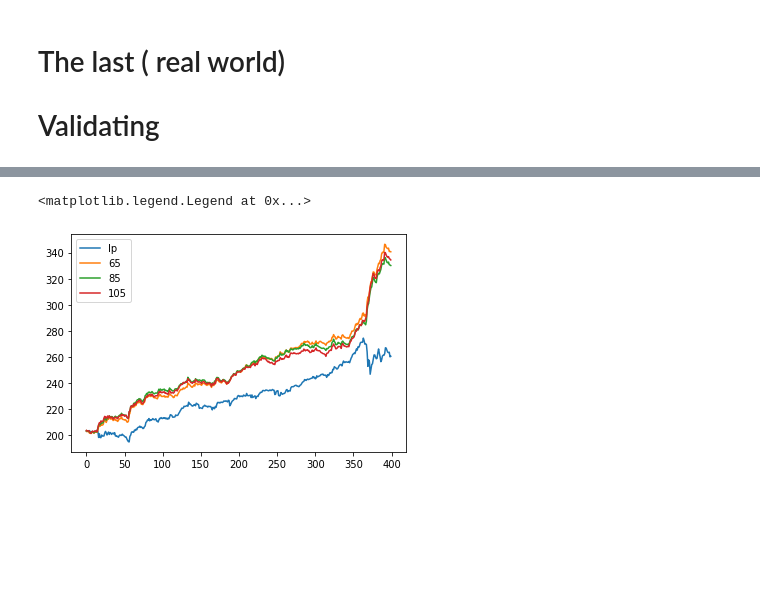
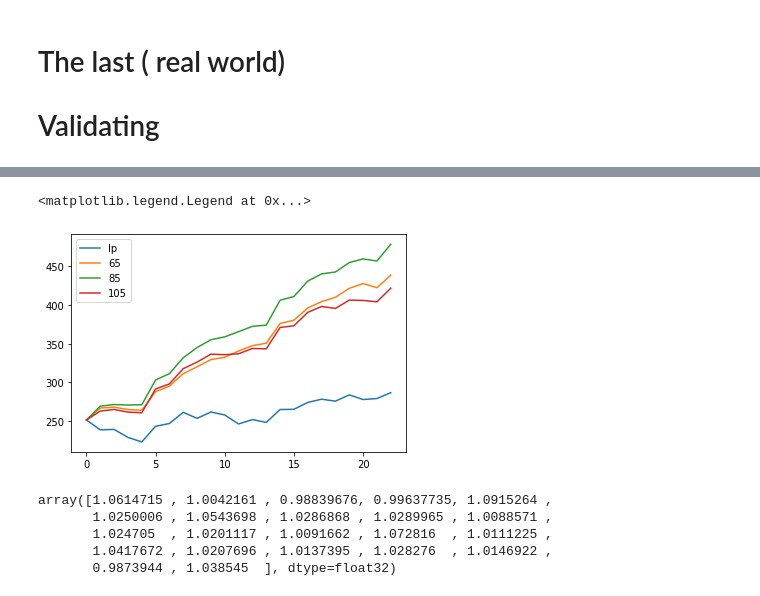
Before and after one commit to Yang-Tao-YT/Project_796, a Jupyter notebook: Final.ipynb, the cells around one changed output, grey strips where cells are left out. Drawn from its saved outputs; the diff is of its cells as text; code cells hidden in the pictures; blank space fills up the shorter version.

```diff
--- a/Final.ipynb
+++ b/Final.ipynb
@@ -206 +236,39 @@ plt.legend()
+# %%
+stock ,spy =get_data(1300,1500)
+for non_communal in non:
+    s = initial + non_communal
+    stock_index = np.concatenate((ranking[0:initial], ranking[-non_communal:])) # portfolio index
+
+    # load  trained models
+    deep_learner = load_model(join(current_folder,'Models/beat_market_autoencoder{}.h5'.format(s)))
+
+
+    x = stock['validate']['percentage'].iloc[:, stock_index]
+    x = dl_scaler[s].transform(x)
+
+    # calculate the error
+    relative_percentage = copy.deepcopy(deep_learner.predict(x))
+
+    relative_percentage = np.concatenate([[1],np.ndarray.flatten(np.array((relative_percentage /100) + 1))])
+
+    spy_predict['validate'][s] = spy['validate']['lp'].iloc[0,0] * (relative_percentage.cumprod())
+    total_2_norm_diff['validate'][s] = np.linalg.norm((np.array(spy_predict['validate'][s]) - np.array(spy['validate']['lp'])))
+
+# plot result
+plt.plot(np.array(spy['validate']['lp'] ), label = 'lp')
+
+for s in (initial + non):
+    plt.plot(np.array(spy_predict['validate'][s] ), label = '{}'.format(s))
+plt.legend()
+# %% [output]
+<matplotlib.legend.Legend at 0x...>
+[figure, added]
+# %%
+np.ndarray.flatten(np.array((relative_percentage /100) + 1))
+# %% [output]
+array([1.0614715 , 1.0042161 , 0.98839676, 0.99637735, 1.0915264 ,
+       1.0250006 , 1.0543698 , 1.0286868 , 1.0289965 , 1.0088571 ,
+       1.024705  , 1.0201117 , 1.0091662 , 1.072816  , 1.0111225 ,
+       1.0417672 , 1.0207696 , 1.0137395 , 1.028276  , 1.0146922 ,
+       0.9873944 , 1.038545  ], dtype=float32)
 # %%
@@ -225,10 +300,0 @@ for non_communal in non:
-# %%
-# plot result
-plt.plot(np.array(spy['validate']['lp'] ), label = 'lp')
-
-for s in (initial + non):
-    plt.plot(np.array(spy_predict['validate'][s] ), label = '{}'.format(s))
-plt.legend()
-# %% [output]
-<matplotlib.legend.Legend at 0x...>
-[figure, removed]
```
Also changed, not shown: parts of 13 cells of this notebook, 9 other files.
